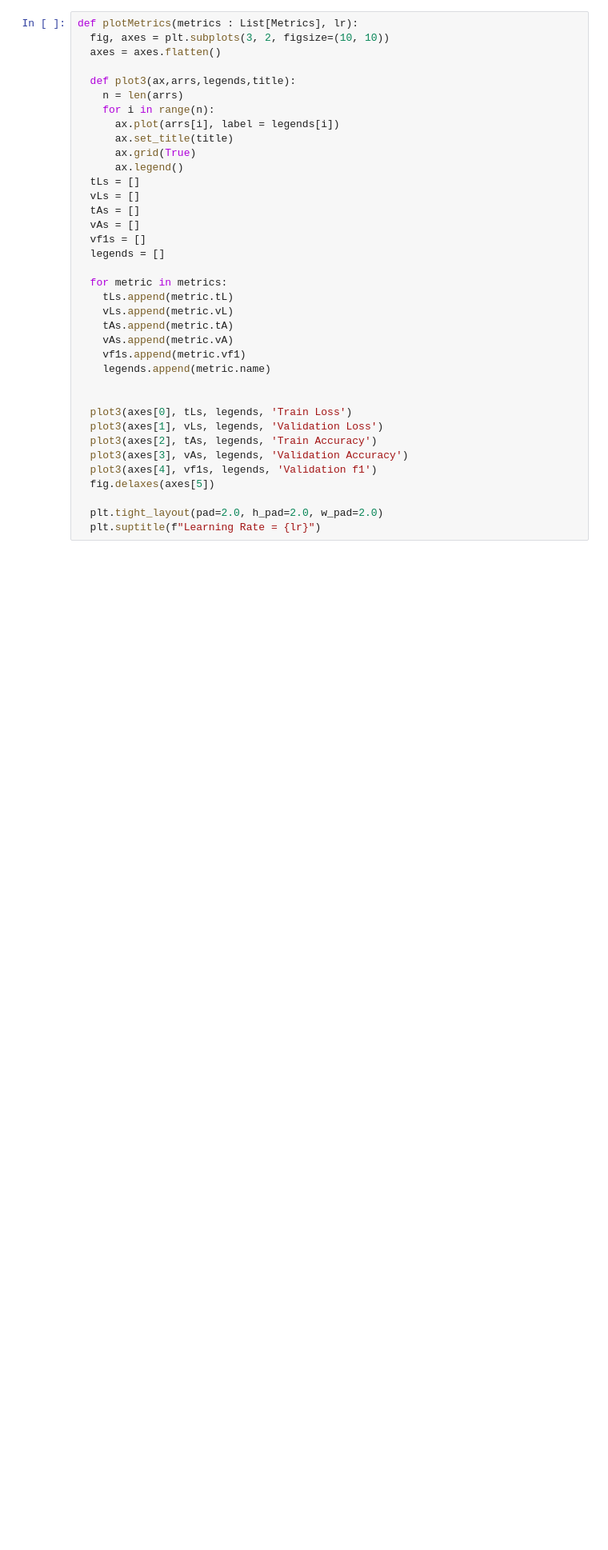
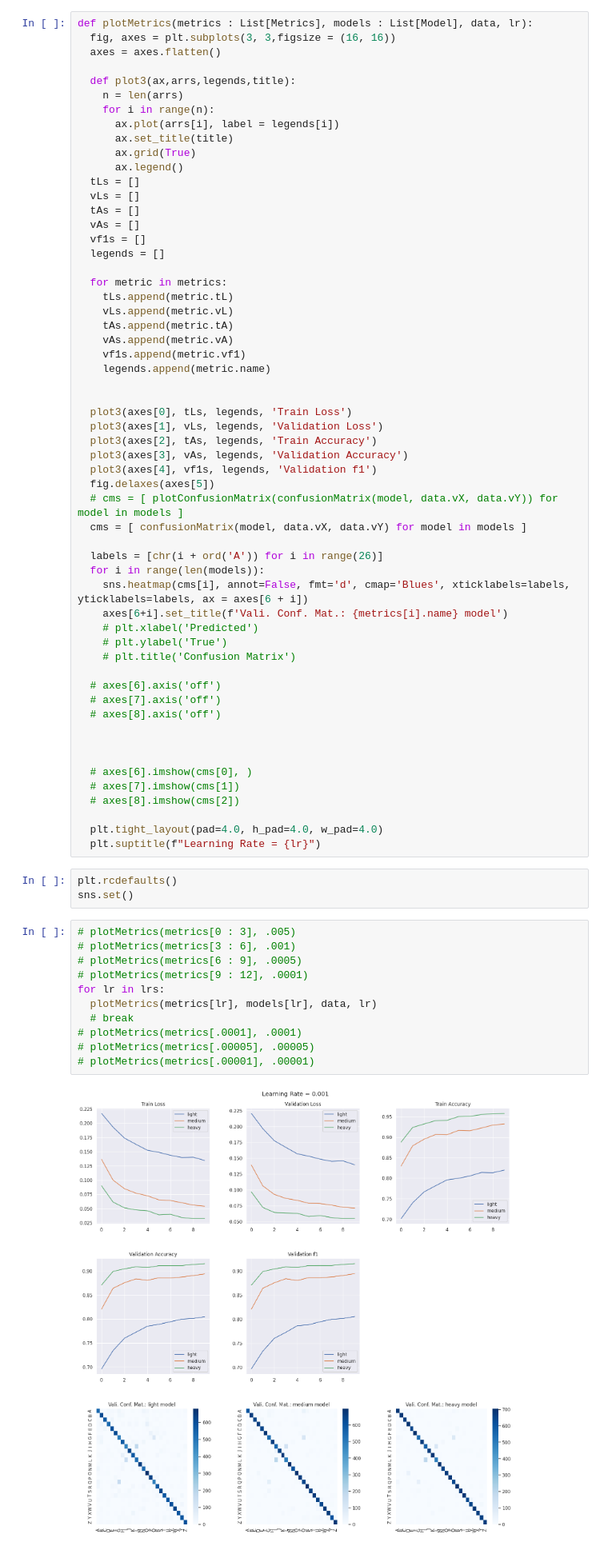
Before and after one commit to abdur-rafi/Machine-Learning-Sessional, a Jupyter notebook: 1805008.ipynb, the cells around one changed output. Shown at 80% size. Saved outputs shown, nothing was run; the diff lists cells and outputs as text; blank space fills up the shorter version.

Commit message:
plots with confusion matrix

```diff
--- a/1805008.ipynb
+++ b/1805008.ipynb
@@ -629,8 +668,8 @@ train accuracy : 0.9159502262443439
 validation accuracy : 0.8873931623931623
 test accuracy : 0.8892307692307693
 # %%
-def plotMetrics(metrics : List[Metrics], lr):
-  fig, axes = plt.subplots(3, 2, figsize=(10, 10))
+def plotMetrics(metrics : List[Metrics], models : List[Model], data, lr):
+  fig, axes = plt.subplots(3, 3,figsize = (16, 16))
   axes = axes.flatten()
 
   def plot3(ax,arrs,legends,title):
@@ -662,6 +701,42 @@ def plotMetrics(metrics : List[Metrics], lr):
   plot3(axes[3], vAs, legends, 'Validation Accuracy')
   plot3(axes[4], vf1s, legends, 'Validation f1')
   fig.delaxes(axes[5])
+  # cms = [ plotConfusionMatrix(confusionMatrix(model, data.vX, data.vY)) for model in models ]
+  cms = [ confusionMatrix(model, data.vX, data.vY) for model in models ]
 
-  plt.tight_layout(pad=2.0, h_pad=2.0, w_pad=2.0)
+  labels = [chr(i + ord('A')) for i in range(26)]
+  for i in range(len(models)):
+    sns.heatmap(cms[i], annot=False, fmt='d', cmap='Blues', xticklabels=labels, yticklabels=labels, ax = axes[6 + i])
+    axes[6+i].set_title(f'Vali. Conf. Mat.: {metrics[i].name} model')
+	# plt.xlabel('Predicted')
+	# plt.ylabel('True')
+	# plt.title('Confusion Matrix')
+
+  # axes[6].axis('off')
+  # axes[7].axis('off')
+  # axes[8].axis('off')
+
+
+
+  # axes[6].imshow(cms[0], )
+  # axes[7].imshow(cms[1])
+  # axes[8].imshow(cms[2])
+
+  plt.tight_layout(pad=4.0, h_pad=4.0, w_pad=4.0)
   plt.suptitle(f"Learning Rate = {lr}")
+# %%
+plt.rcdefaults()
+sns.set()
+# %%
+# plotMetrics(metrics[0 : 3], .005)
+# plotMetrics(metrics[3 : 6], .001)
+# plotMetrics(metrics[6 : 9], .0005)
+# plotMetrics(metrics[9 : 12], .0001)
+for lr in lrs:
+  plotMetrics(metrics[lr], models[lr], data, lr)
+  # break
+# plotMetrics(metrics[.0001], .0001)
+# plotMetrics(metrics[.00005], .00005)
+# plotMetrics(metrics[.00001], .00001)
+# %% [output]
+[figure, added]
```
Also changed, not shown: parts of 6 cells of this notebook.
